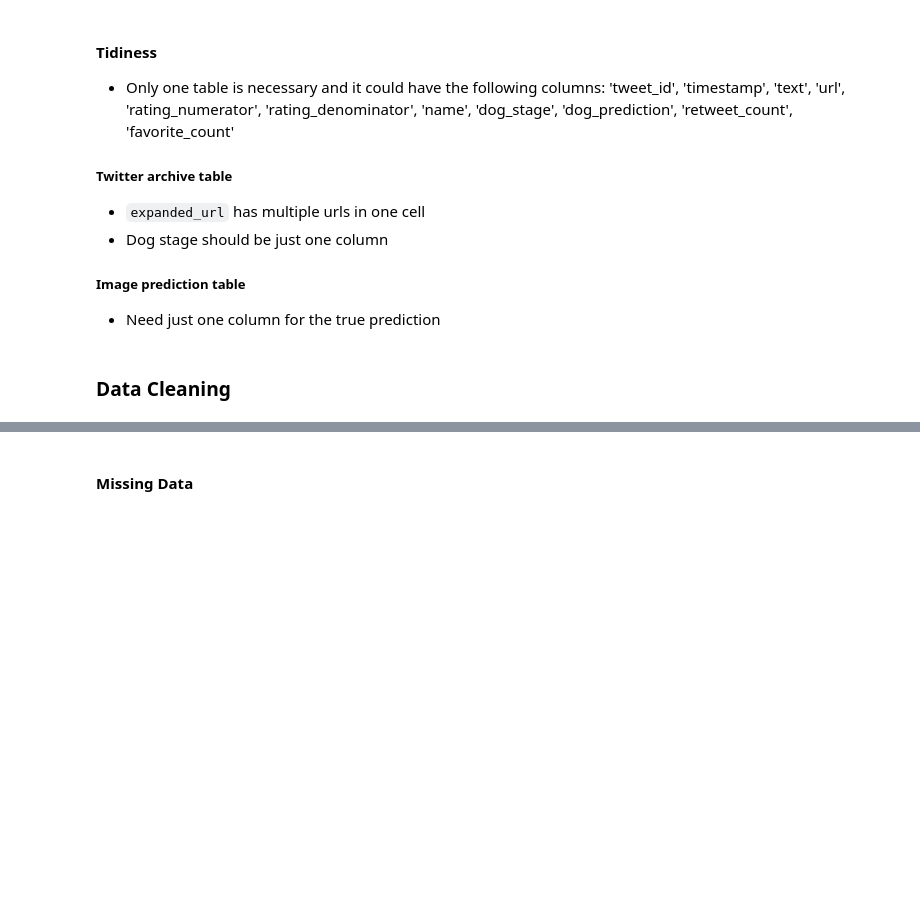
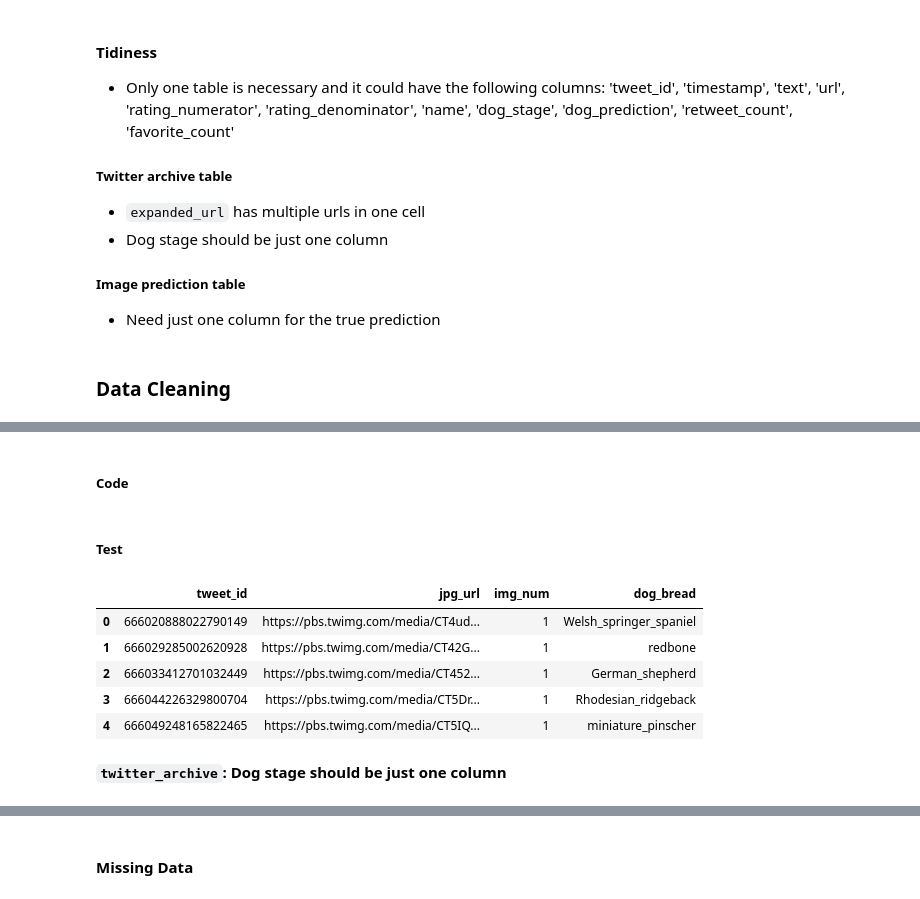
Before and after one commit to dsllt/Udacity_DA_P4, a Jupyter notebook: wrangle_act.ipynb, the cells around one changed output, grey strips where cells are left out. Saved outputs shown, nothing was run; the diff lists cells and outputs as text; code cells hidden in the pictures; blank space fills up the shorter version.

```diff
--- a/wrangle_act.ipynb
+++ b/wrangle_act.ipynb
@@ -535,0 +545,30 @@ tweet_API_clean = tweet_API.copy()
+# %% [markdown]
+##### Code
+# %%
+dog_breads = []
+for row in range(len(image_prediction_clean)):
+    if image_prediction_clean.p1_dog[row] == True:
+        dog_breads.append(image_prediction_clean.p1[row])
+    elif image_prediction_clean.p2_dog[row] == True:
+        dog_breads.append(image_prediction_clean.p2[row])
+    elif image_prediction_clean.p3_dog[row] == True:
+        dog_breads.append(image_prediction_clean.p3[row])
+    else:
+        dog_breads.append('not a dog')
+# %%
+image_prediction_clean['dog_bread'] = dog_breads
+# %%
+image_prediction_clean = image_prediction_clean.loc[:,['tweet_id', 'jpg_url','img_num','dog_bread']]
+# %% [markdown]
+##### Test
+# %%
+image_prediction_clean.head()
+# %% [output]
+|  | tweet_id | jpg_url | img_num | dog_bread |
+| 0 | 666020888022790149 | https://pbs.twimg.com/media/CT4ud... | 1 | Welsh_springer_spaniel |
+| 1 | 666029285002620928 | https://pbs.twimg.com/media/CT42G... | 1 | redbone |
+| 2 | 666033412701032449 | https://pbs.twimg.com/media/CT452... | 1 | German_shepherd |
+| 3 | 666044226329800704 | https://pbs.twimg.com/media/CT5Dr... | 1 | Rhodesian_ridgeback |
+| 4 | 666049248165822465 | https://pbs.twimg.com/media/CT5IQ... | 1 | miniature_pinscher |
+# %% [markdown]
+**`twitter_archive`: Dog stage should be just one column**
```
Also changed, not shown: parts of 33 cells of this notebook.
